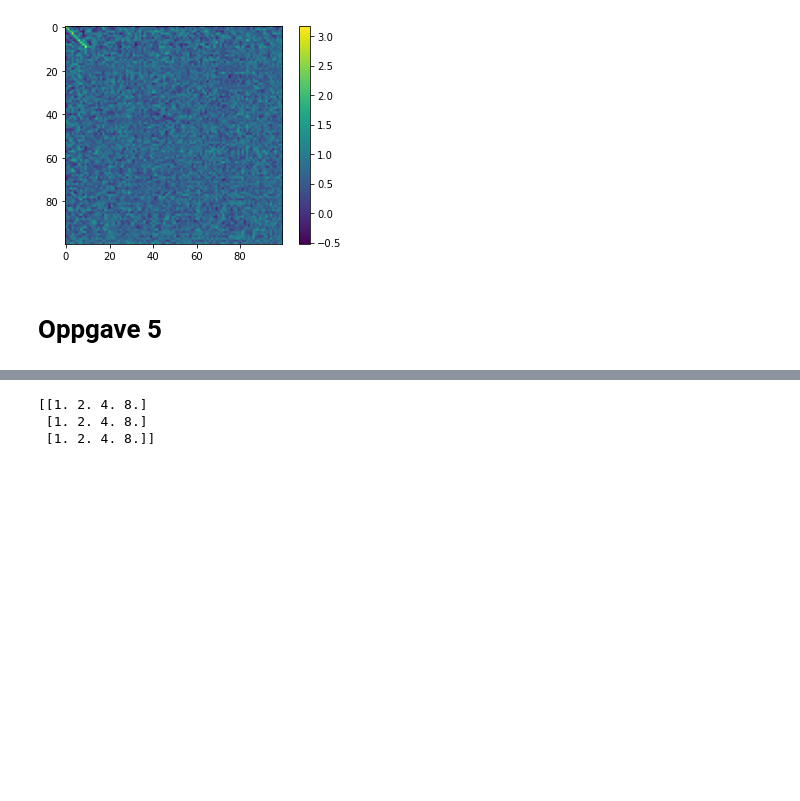
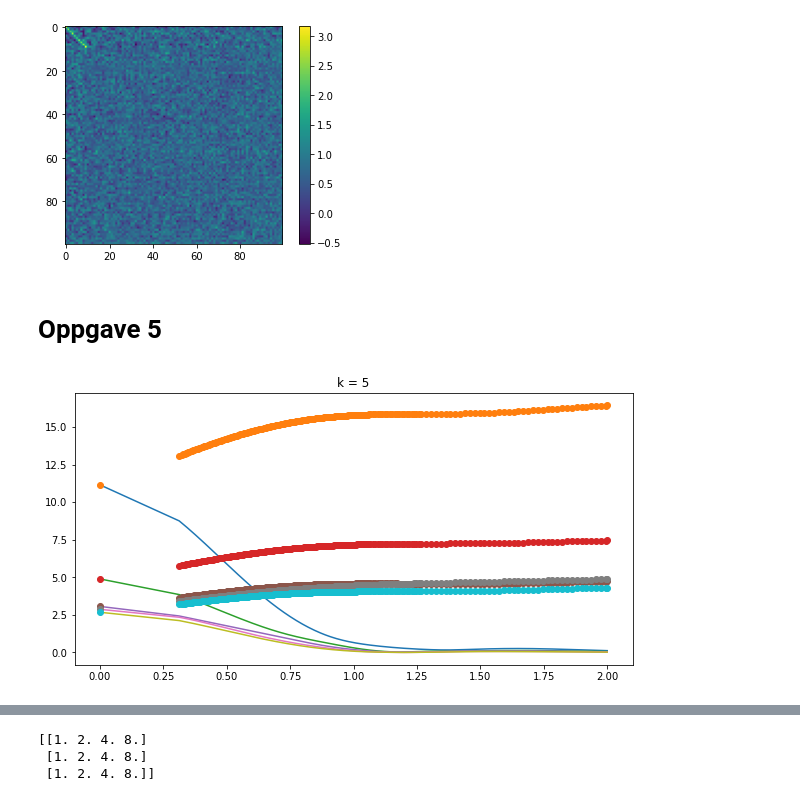
Before and after one commit to albertbayazidi/Dynamic-Low-Rank-Approximations-and-Bidiagonalization, a Jupyter notebook: test.ipynb, the cells around one changed output, grey strips where cells are left out. Drawn from its saved outputs; the diff is of its cells as text; code cells hidden in the pictures; blank space fills up the shorter version.

```diff
--- a/test.ipynb
+++ b/test.ipynb
@@ -140,16 +140,28 @@ plt.show()
 # %%
 ## Oppgave 5
 t0 = 0
 h = 5
 tol = 1.e-1
 k = 5
 tf = 2
 
 A_20 = ex.A_2(t0)
 A_2f = ex.A_2(tf)
 
-method = dlr.second_order_method
+method = dlr.second_order_method2
 U_tensor,S_tensor,V_tensor,t_vals = vssi.variable_solver(t0,tf,A_20,tol,h,method,k)
 
 Yt,Ut,St,Vt = vssi.format_Yt(A_20,U_tensor,S_tensor,V_tensor)
+
+sing_vals_exact = vssi.compute_singular_values(ex.A_2,k,t_vals)
+sing_vals_approx = vssi.extract_singular_values(St)
+
+plt.figure(1,figsize=(10,5))
+plt.title("k = 5")
+for i in range(len(sing_vals_exact)):
+    plt.plot(t_vals,sing_vals_exact[i])
+    plt.plot(t_vals,sing_vals_approx[i], "o")
+plt.show()
+# %% [output]
+[figure, added]
 # %%
```
Also changed, not shown: parts of 3 cells of this notebook, 1 other file.
